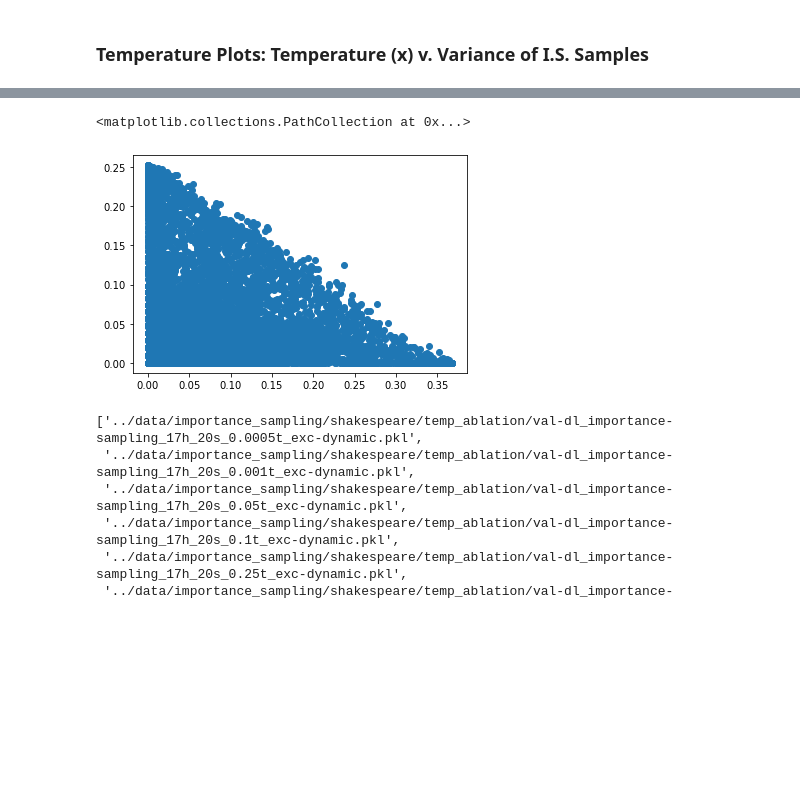
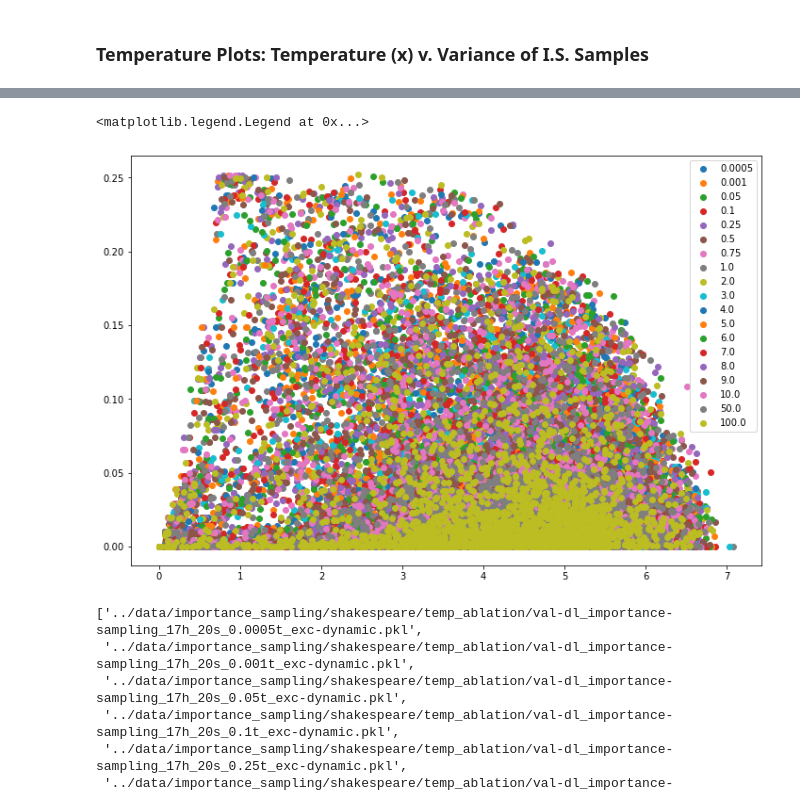
Before and after one commit to vshah99/prob_seq_queries_nnproject, a Jupyter notebook: notebooks/temperature_variance_ablation.ipynb, the cells around one changed output, grey strips where cells are left out. Saved outputs shown, nothing was run; the diff lists cells and outputs as text; code cells hidden in the pictures; blank space fills up the shorter version.

```diff
--- a/notebooks/temperature_variance_ablation.ipynb
+++ b/notebooks/temperature_variance_ablation.ipynb
@@ -19,18 +19,23 @@ paths = sorted(glob.glob("../data/importance_sampling/shakespeare/temp_ablation/
 temps = sorted([float(path.split("_")[-2].replace('t','').replace("z",'')) for path in sorted(paths)])
 # %%
 # (samples,vocab)
-variances = []; entropies = []
-for pth in paths:
+paths = sorted(glob.glob("../data/importance_sampling/shakespeare/temp_ablation/*.pkl"))
+temps = sorted([float(path.split("_")[-2].replace('t','')) for path in sorted(paths)])
+
+variances = []; entropies = []; estimates = []
+for pth,temp in zip(paths,temps):
     data = read_pkl(pth)
     samples = data['sample_estimates']
     excluded_terms = data['excluded_terms']
     expanded_excluded_terms = torch.LongTensor(excluded_terms).repeat((samples.shape[1],1)).T.unsqueeze(-1)
-    samples = torch.gather(data['sample_estimates'],-1,
+    samples = torch.gather(samples,-1,
                            expanded_excluded_terms).squeeze()
     var = torch.var(samples,dim=-1)
-    entropy= -(samples*torch.log(samples)).mean(dim=-1)
+    entropy= -(data['q_log_prob'].squeeze()+1e-10).mean(dim=-1)
+    estimates.append(samples.mean(dim=-1))
     variances.append(var)
     entropies.append(entropy)
+    # break
 
-variances = torch.cat(variances)
-entropies = torch.cat(entropies)
+# variances = torch.cat(variances)
+# entropies = torch.cat(entropies)
@@ -57,8 +105,11 @@ torch.Size([2287, 100, 68])
 # %%
-plt.scatter(entropies,variances)
+plt.figure(figsize=(12,8))
+for i in range(len(temps)):
+    plt.scatter(entropies[i],variances[i],label =temps[i])
+plt.legend()
 # %% [output]
-<matplotlib.collections.PathCollection at 0x...>
+<matplotlib.legend.Legend at 0x...>
-[figure, old version]
+[figure, new version]
 # %%
 paths
 # %% [output]
```
Also changed, not shown: parts of 4 cells of this notebook, 9 other files.
